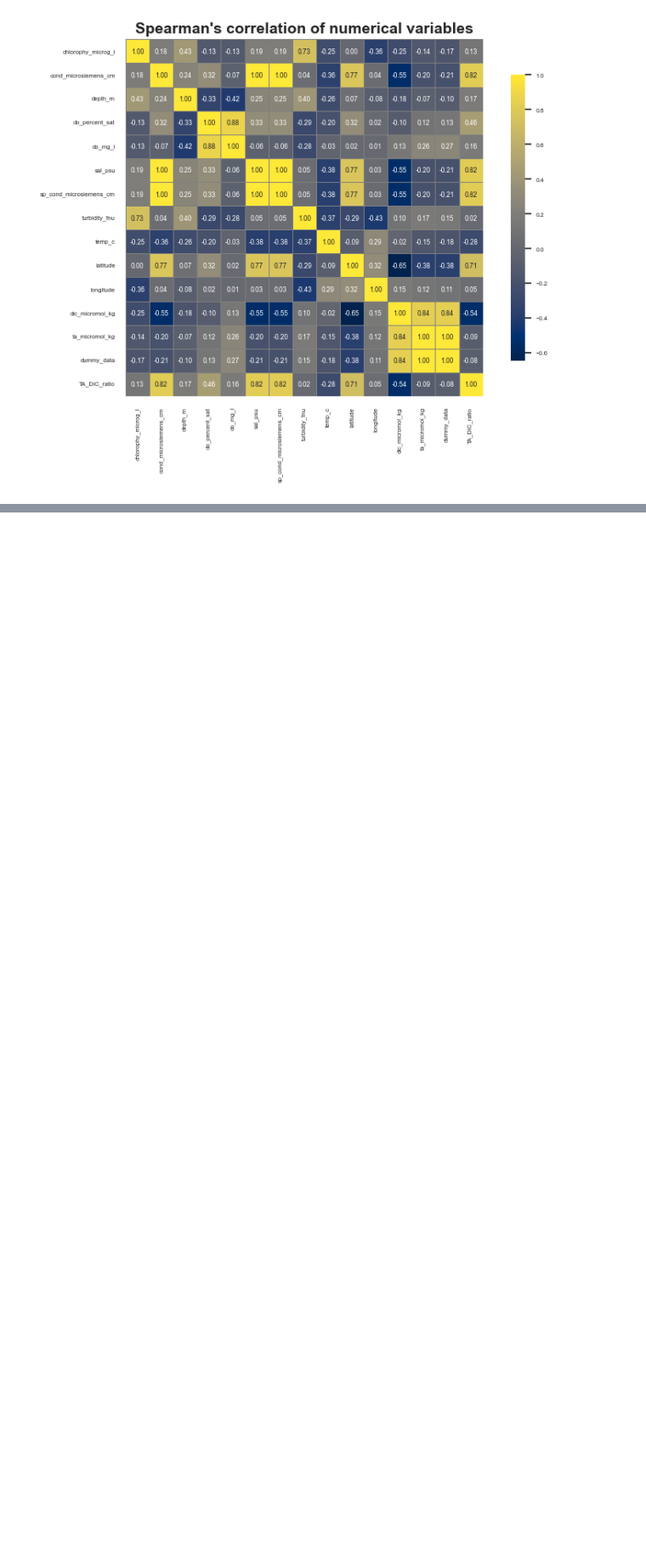
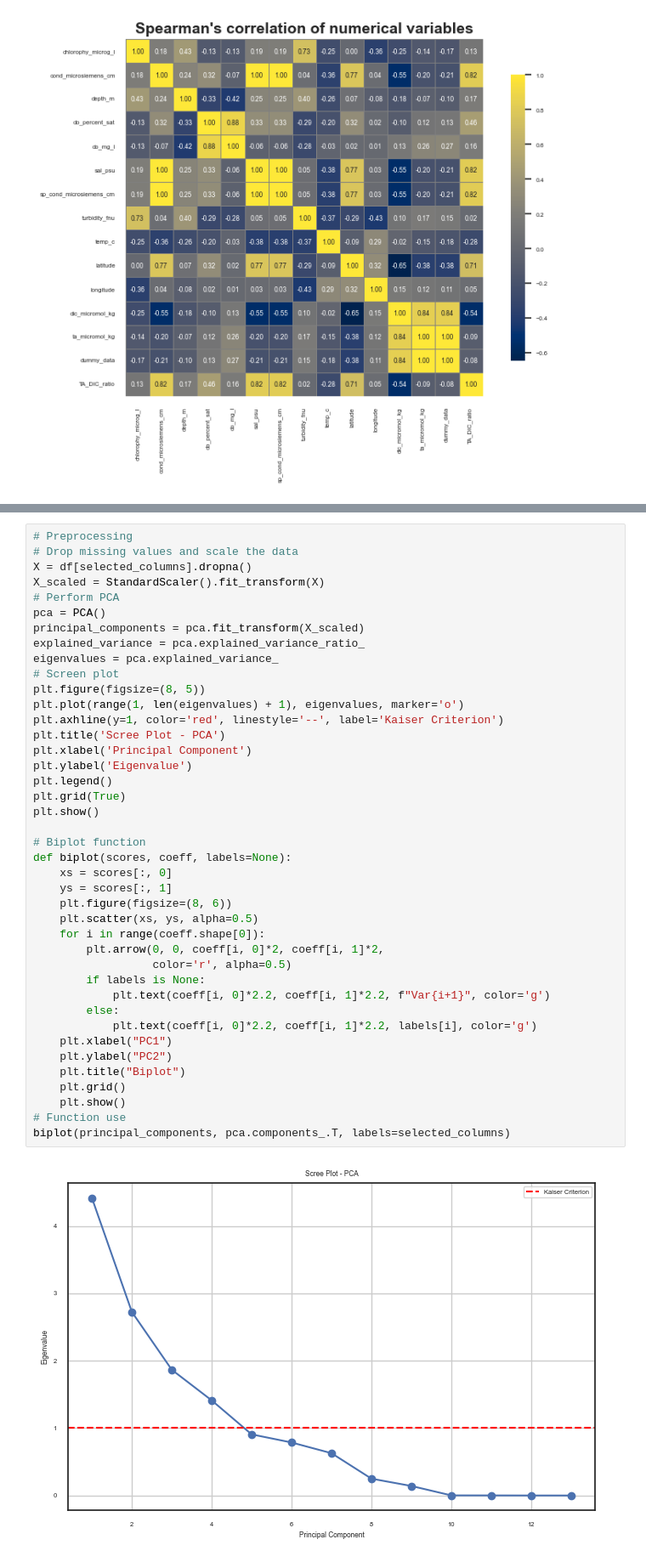
Before and after one commit to Juan-git-fciencias/modelado-ecologico, a Jupyter notebook: Mi script_Juan_Reyes.ipynb, the cells around one changed output, grey strips where cells are left out. Shown at 85% size. Cells and saved outputs as stored; diff of their text form; blank space fills up the shorter version.

```diff
--- a/Mi script_Juan_Reyes.ipynb
+++ b/Mi script_Juan_Reyes.ipynb
@@ -524,0 +653,43 @@ plt.show()
+# %%
+# Preprocessing
+# Drop missing values and scale the data
+X = df[selected_columns].dropna()
+X_scaled = StandardScaler().fit_transform(X)
+# Perform PCA
+pca = PCA()
+principal_components = pca.fit_transform(X_scaled)
+explained_variance = pca.explained_variance_ratio_
+eigenvalues = pca.explained_variance_
+# Screen plot
+plt.figure(figsize=(8, 5))
+plt.plot(range(1, len(eigenvalues) + 1), eigenvalues, marker='o')
+plt.axhline(y=1, color='red', linestyle='--', label='Kaiser Criterion')
+plt.title('Scree Plot - PCA')
+plt.xlabel('Principal Component')
+plt.ylabel('Eigenvalue')
+plt.legend()
+plt.grid(True)
+plt.show()
+
+# Biplot function
+def biplot(scores, coeff, labels=None):
+    xs = scores[:, 0]
+    ys = scores[:, 1]
+    plt.figure(figsize=(8, 6))
+    plt.scatter(xs, ys, alpha=0.5)
+    for i in range(coeff.shape[0]):
+        plt.arrow(0, 0, coeff[i, 0]*2, coeff[i, 1]*2,
+                  color='r', alpha=0.5)
+        if labels is None:
+            plt.text(coeff[i, 0]*2.2, coeff[i, 1]*2.2, f"Var{i+1}", color='g')
+        else:
+            plt.text(coeff[i, 0]*2.2, coeff[i, 1]*2.2, labels[i], color='g')
+    plt.xlabel("PC1")
+    plt.ylabel("PC2")
+    plt.title("Biplot")
+    plt.grid()
+    plt.show()
+# Function use
+biplot(principal_components, pca.components_.T, labels=selected_columns)
+# %% [output]
+[figure, added]
```
Also changed, not shown: parts of 7 cells of this notebook, 1 other file.
